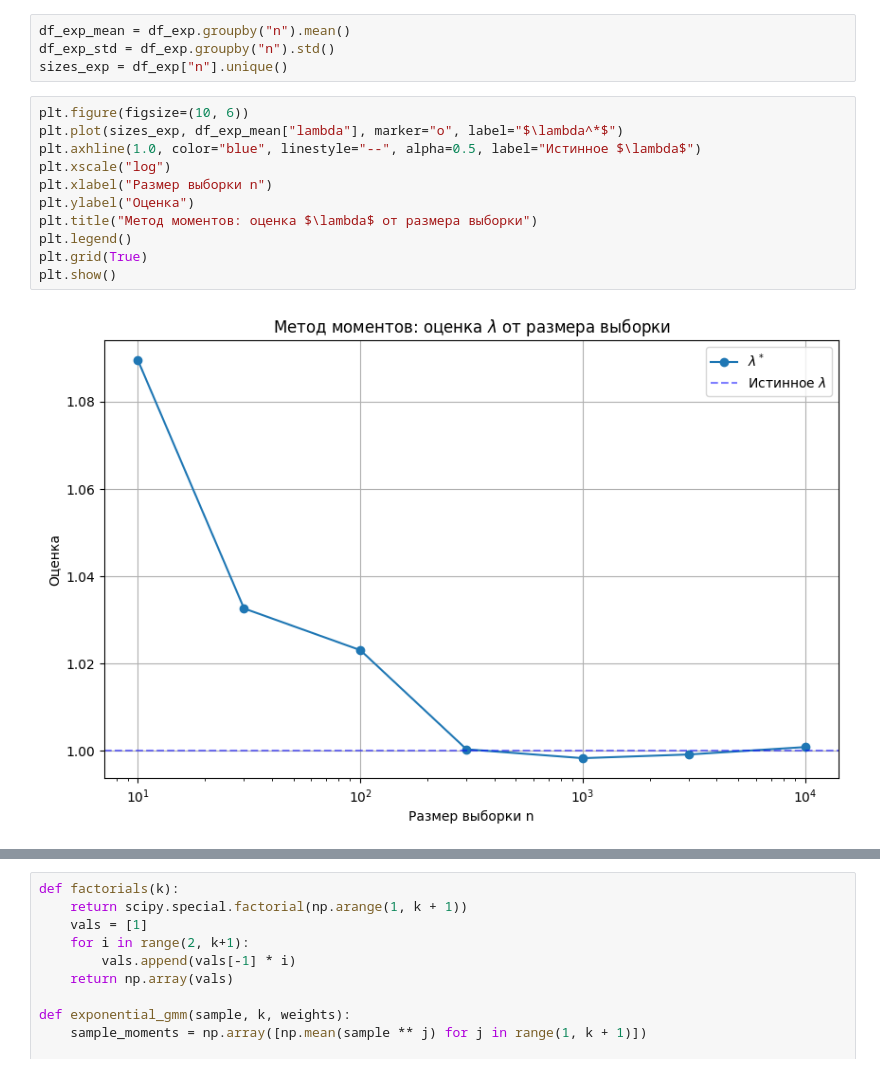
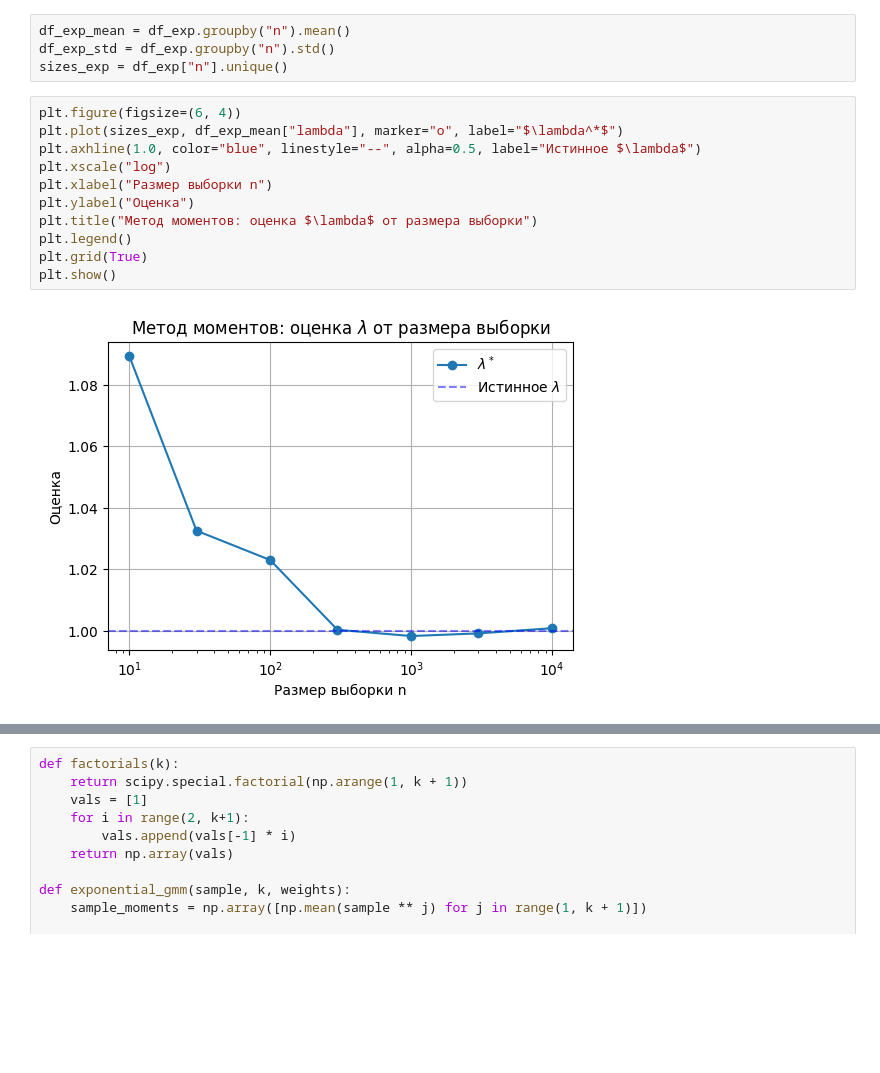
Before and after one commit to e1turin/ipkn-statistics, a Jupyter notebook: lab-3.ipynb, the cells around one changed output, grey strips where cells are left out. Saved outputs shown, nothing was run; the diff lists cells and outputs as text; blank space fills up the shorter version.

```diff
--- a/lab-3.ipynb
+++ b/lab-3.ipynb
@@ -308,16 +309,16 @@ df_exp_mean = df_exp.groupby("n").mean()
 df_exp_std = df_exp.groupby("n").std()
 sizes_exp = df_exp["n"].unique()
 # %%
-plt.figure(figsize=(10, 6))
+plt.figure(figsize=(6, 4))
 plt.plot(sizes_exp, df_exp_mean["lambda"], marker="o", label="$\lambda^*$")
 plt.axhline(1.0, color="blue", linestyle="--", alpha=0.5, label="Истинное $\lambda$")
 plt.xscale("log")
 plt.xlabel("Размер выборки n")
 plt.ylabel("Оценка")
 plt.title("Метод моментов: оценка $\lambda$ от размера выборки")
 plt.legend()
 plt.grid(True)
 plt.show()
 # %% [output]
-[figure, old version]
+[figure, new version]
 # %%
```
Also changed, not shown: parts of 8 cells of this notebook.
